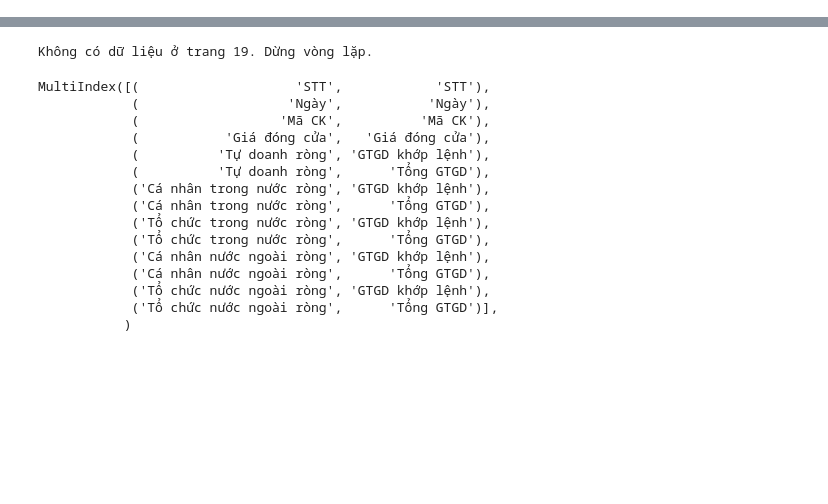
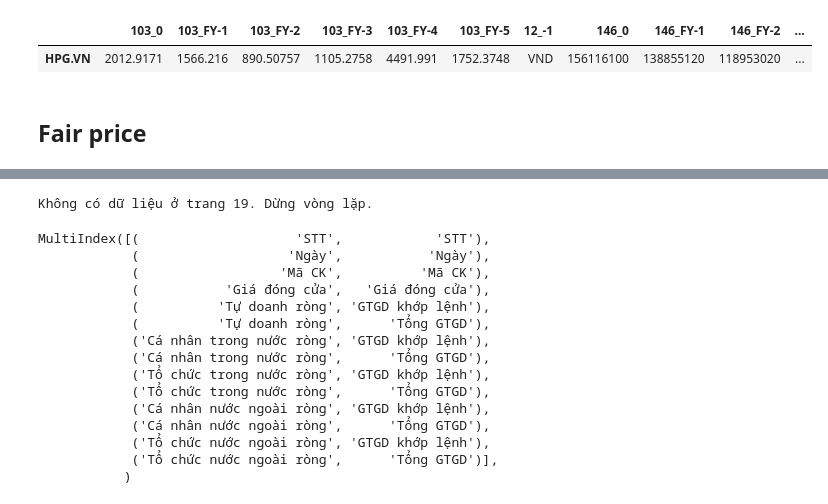
Before and after one commit to huunhon5597/huunhon5597_project, a Jupyter notebook: draft.ipynb, the cells around one changed output, grey strips where cells are left out. Cells and saved outputs as stored; diff of their text form; code cells hidden in the pictures; blank space fills up the shorter version.

```diff
--- a/draft.ipynb
+++ b/draft.ipynb
@@ -0,0 +84,7 @@
+# %%
+df
+# %% [output]
+|  | 103_0 | 103_FY-1 | 103_FY-2 | 103_FY-3 | 103_FY-4 | 103_FY-5 | 12_-1 | 146_0 | 146_FY-1 | 146_FY-2 | ... |
+| HPG.VN | 2012.9171 | 1566.216 | 890.50757 | 1105.2758 | 4491.991 | 1752.3748 | VND | 156116100 | 138855120 | 118953020 | ... |
+# %% [markdown]
+## Fair price
```
Also changed, not shown: parts of 9 cells of this notebook, 1 other file.
